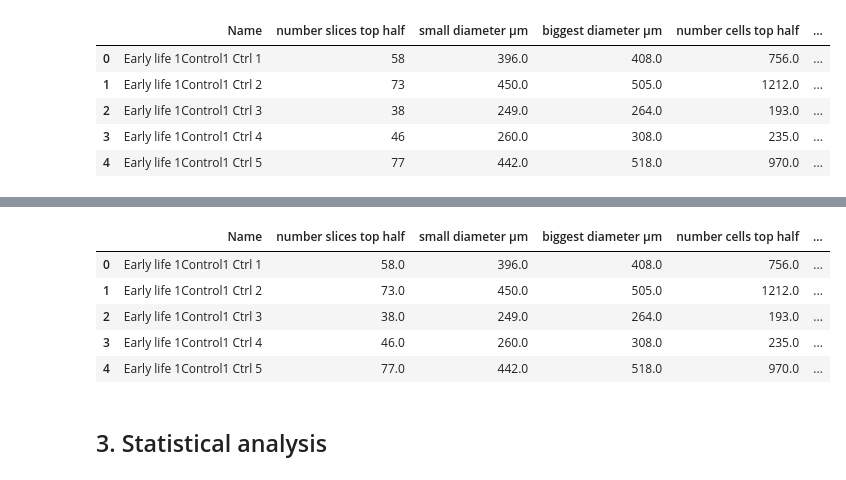
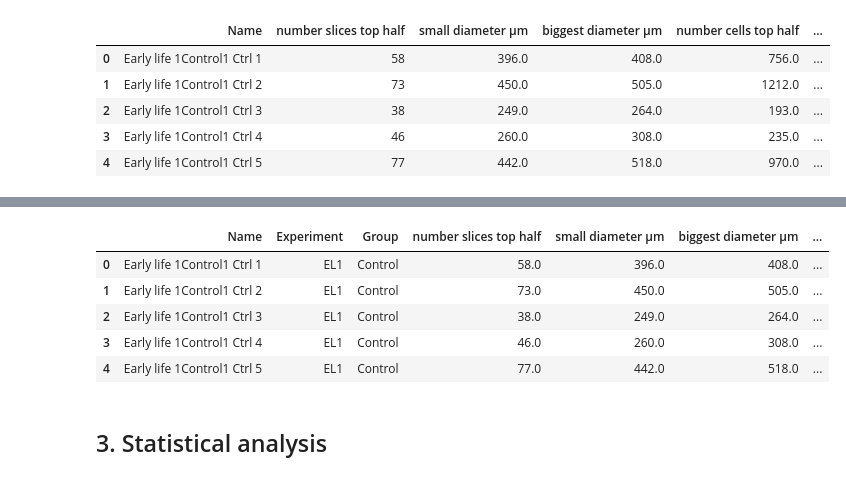
Before and after one commit to DaRoemer/OrganoCellQuant, a Jupyter notebook: Cell_count_analysis.ipynb, the cells around one changed output, grey strips where cells are left out. Drawn from its saved outputs; the diff is of its cells as text; code cells hidden in the pictures.

```diff
--- a/Cell_count_analysis.ipynb
+++ b/Cell_count_analysis.ipynb
@@ -16,6 +16,7 @@ import seaborn as sns
 import numpy as np
 from scipy.special import ellipkinc, ellipeinc
 from functions import ellipsoid_surface_area, extract_and_calculate
+from matplotlib.legend_handler import HandlerTuple
 
 #statistic
 from statannot import add_stat_annotation
@@ -29,7 +30,7 @@ RawData = pd.read_excel(file_loc)
 
 # global variables
 CF_xy = 1       # is already in µm
-CF_z  = 1.234
+CF_z  = 2.25
 # %% [markdown]
 ## 2. Process data
 * extract experiment conditions
@@ -47,7 +48,7 @@ RawData.head(5)
 | 4 | Early life 1Control1 Ctrl 5 | 77 | 442.0 | 518.0 | 970.0 | ... |
 # %%
 # remove unneded columns
-Data = RawData.iloc[:, :10]
+Data = RawData
 
 # Define a regular expression to extract one and two-digit numbers within text
 pattern = r'(?<!\d)(\d{1,2})(?!\d)'
@@ -62,4 +63,3 @@ Data['Infection_time']          = Data['Name'].apply(lambda x: 'Early life' if '
 # Scale data
 Data['number slices top half']  = Data['number slices top half'].apply(extract_and_calculate)
 Data['dz']                      = Data['number slices top half'] * CF_z
-Data['small diameter µm'].unique()
@@ -82,16 +66,17 @@ array([396. , 450. , 249. , 260. , 442. , 303. , 124. , 654. , 157. ,
 # %%
 # Calculate surface of ellipsoid
 Data['Ellipsoid_surface_area']  = Data.apply(lambda row: ellipsoid_surface_area(row['dz'], row['small diameter µm'], row['biggest diameter µm']), axis=1)
 Data['cells_per_area']          = Data['number cells top half'] / Data['Ellipsoid_surface_area'] * 2
+Data['cells_per_area_log']      = np.log(Data['cells_per_area'])
 
 Data.head(5)
 # %% [output]
-|  | Name | number slices top half | small diameter µm | biggest diameter µm | number cells top half | ... |
-| 0 | Early life 1Control1 Ctrl 1 | 58.0 | 396.0 | 408.0 | 756.0 | ... |
-| 1 | Early life 1Control1 Ctrl 2 | 73.0 | 450.0 | 505.0 | 1212.0 | ... |
-| 2 | Early life 1Control1 Ctrl 3 | 38.0 | 249.0 | 264.0 | 193.0 | ... |
-| 3 | Early life 1Control1 Ctrl 4 | 46.0 | 260.0 | 308.0 | 235.0 | ... |
-| 4 | Early life 1Control1 Ctrl 5 | 77.0 | 442.0 | 518.0 | 970.0 | ... |
+|  | Name | Experiment | Group | number slices top half | small diameter µm | biggest diameter µm | ... |
+| 0 | Early life 1Control1 Ctrl 1 | EL1 | Control | 58.0 | 396.0 | 408.0 | ... |
+| 1 | Early life 1Control1 Ctrl 2 | EL1 | Control | 73.0 | 450.0 | 505.0 | ... |
+| 2 | Early life 1Control1 Ctrl 3 | EL1 | Control | 38.0 | 249.0 | 264.0 | ... |
+| 3 | Early life 1Control1 Ctrl 4 | EL1 | Control | 46.0 | 260.0 | 308.0 | ... |
+| 4 | Early life 1Control1 Ctrl 5 | EL1 | Control | 77.0 | 442.0 | 518.0 | ... |
 # %% [markdown]
 ## 3. Statistical analysis
 # %%
```
Also changed, not shown: parts of 2 cells of this notebook.
